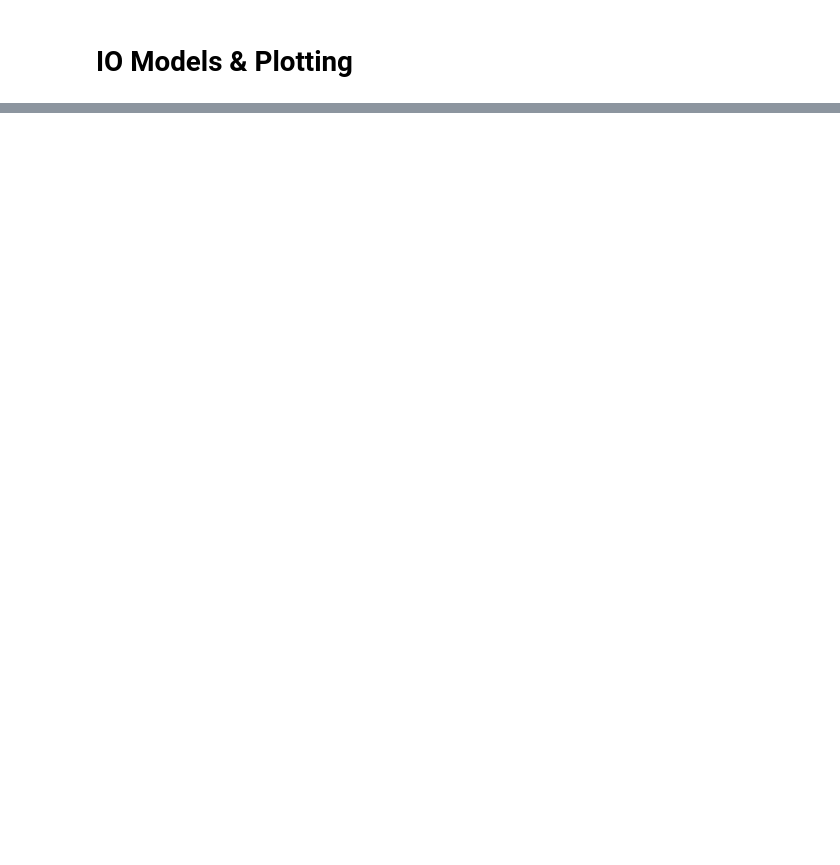
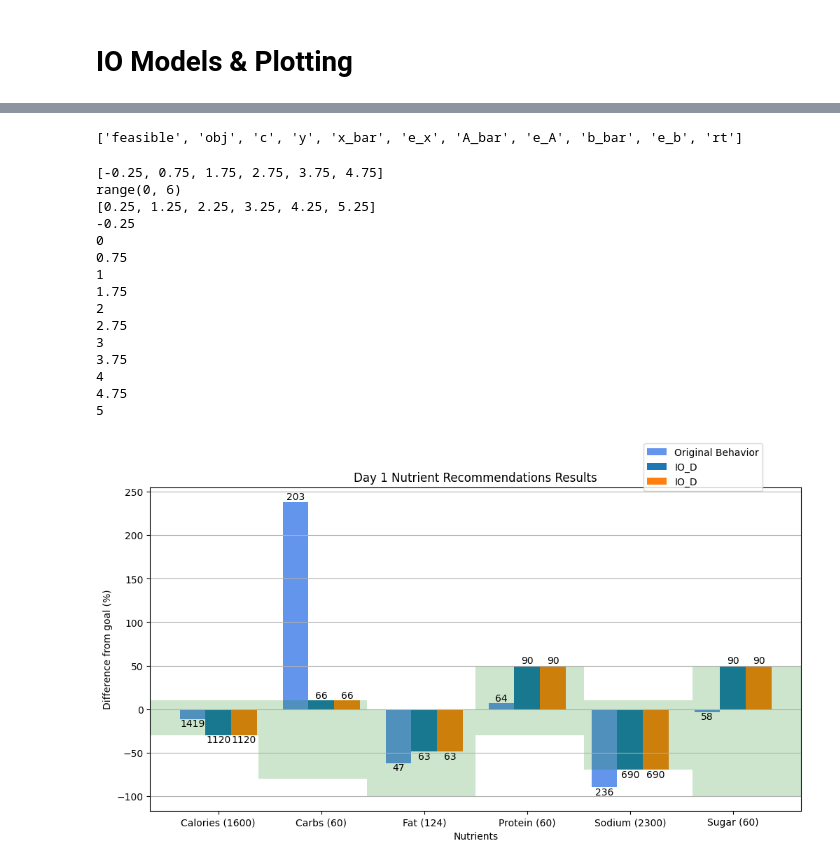
Before and after one commit to FarzinAhmadi/IO-with-behavior-Change, a Jupyter notebook: demo_functions.ipynb, the cells around one changed output, grey strips where cells are left out. Cells and saved outputs as stored; diff of their text form; code cells hidden in the pictures; blank space fills up the shorter version.

```diff
--- a/demo_functions.ipynb
+++ b/demo_functions.ipynb
@@ -67,0 +105,23 @@ print(results)
+# %%
+print([key for key, value in results.items()])
+# %% [output]
+['feasible', 'obj', 'c', 'y', 'x_bar', 'e_x', 'A_bar', 'e_A', 'b_bar', 'e_b', 'rt']
+# %%
+mfp.plt_rec_nuts(userID, userGoals, dates, A[0], b[0], X, 0, 0, [results, results], ["IO_D", "IO_D"])
+# %% [output]
+[-0.25, 0.75, 1.75, 2.75, 3.75, 4.75]
+range(0, 6)
+[0.25, 1.25, 2.25, 3.25, 4.25, 5.25]
+-0.25
+0
+0.75
+1
+1.75
+2
+2.75
+3
+3.75
+4
+4.75
+5
+[figure, added]
```
Also changed, not shown: parts of 8 cells of this notebook, 4 other files.
